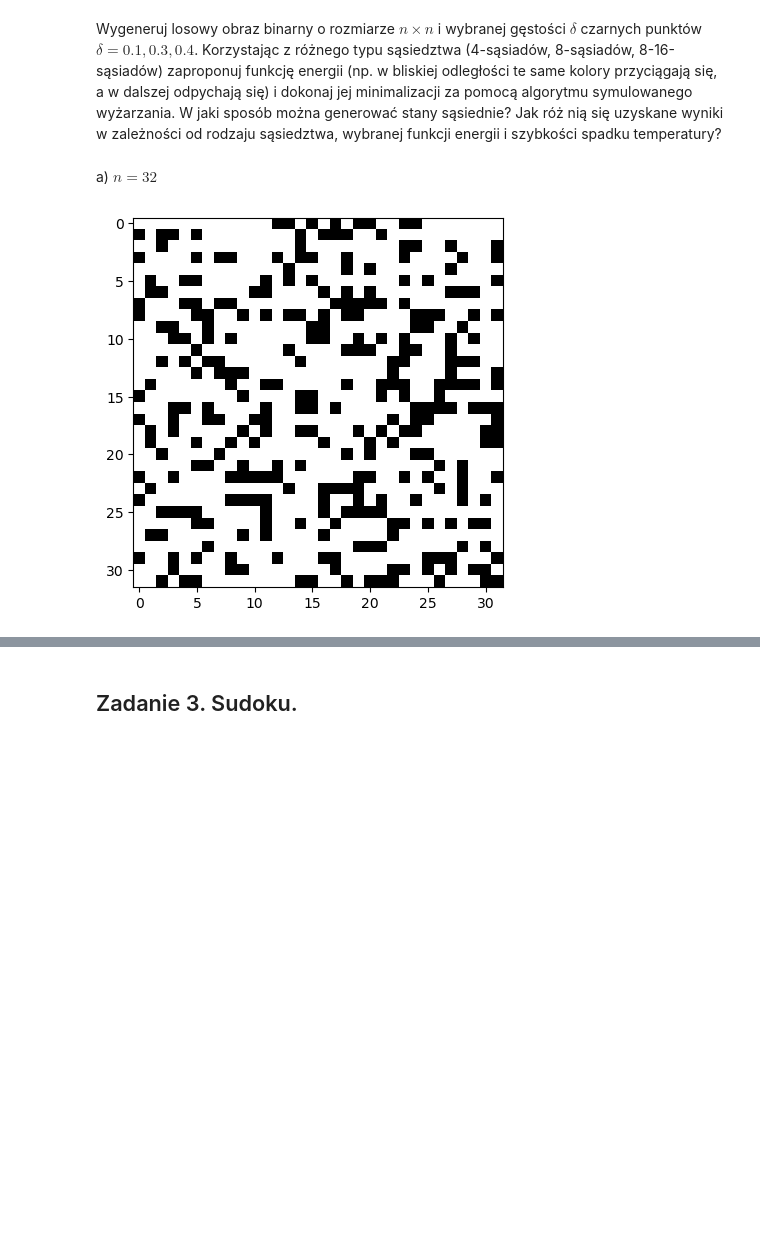
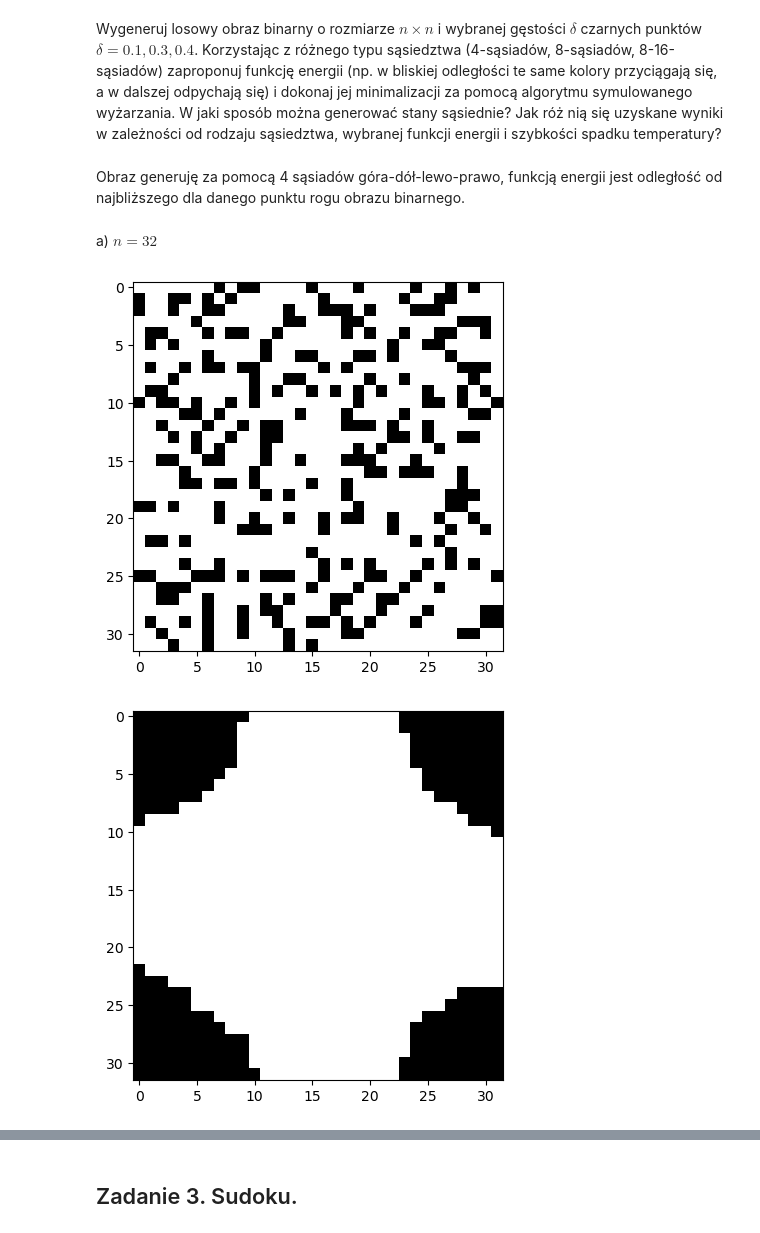
Before and after one commit to Szaroslav/computational-methods-agh-course, a Jupyter notebook: lab04/lab04.ipynb, the cells around one changed output, grey strips where cells are left out. Cells and saved outputs as stored; diff of their text form; code cells hidden in the pictures; blank space fills up the shorter version.

```diff
--- a/lab04/lab04.ipynb
+++ b/lab04/lab04.ipynb
@@ -397,17 +397,24 @@ class SimulatedAnnealingImage:
             ax.imshow(state, cmap="gray", vmin=0, vmax=1, interpolation="none")
         im = ax.imshow(state, cmap="gray", vmin=0, vmax=1, interpolation="none", animated=True)
         ims.append([im])
+# %% [markdown]
+Obraz generuję za pomocą 4 sąsiadów góra-dół-lewo-prawo, funkcją energii jest odległość od najbliższego dla danego punktu rogu obrazu binarnego.
 # %% [markdown]
 a) $n = 32$
 # %%
 n = 32
 
-image = np.random.randint(100, size=(n, n))
+image = np.random.uniform(100, size=(n, n))
 for i in range(n):
     for j in range(n):
         image[i][j] = 0 if image[i][j] < 30 else 1
 
 plt.imshow(image, cmap="gray", vmin=0, vmax=1, interpolation="none")
 plt.show()
+
+solution, energy = SimulatedAnnealingImage(image, .99, 100, 200000).run()
+plt.imshow(solution, cmap="gray", vmin=0, vmax=1, interpolation="none")
+plt.show()
 # %% [output]
-[figure, old version]
+[figure, new version]
+[figure, added]
```
Also changed, not shown: parts of 10 cells of this notebook, 13 other files.
